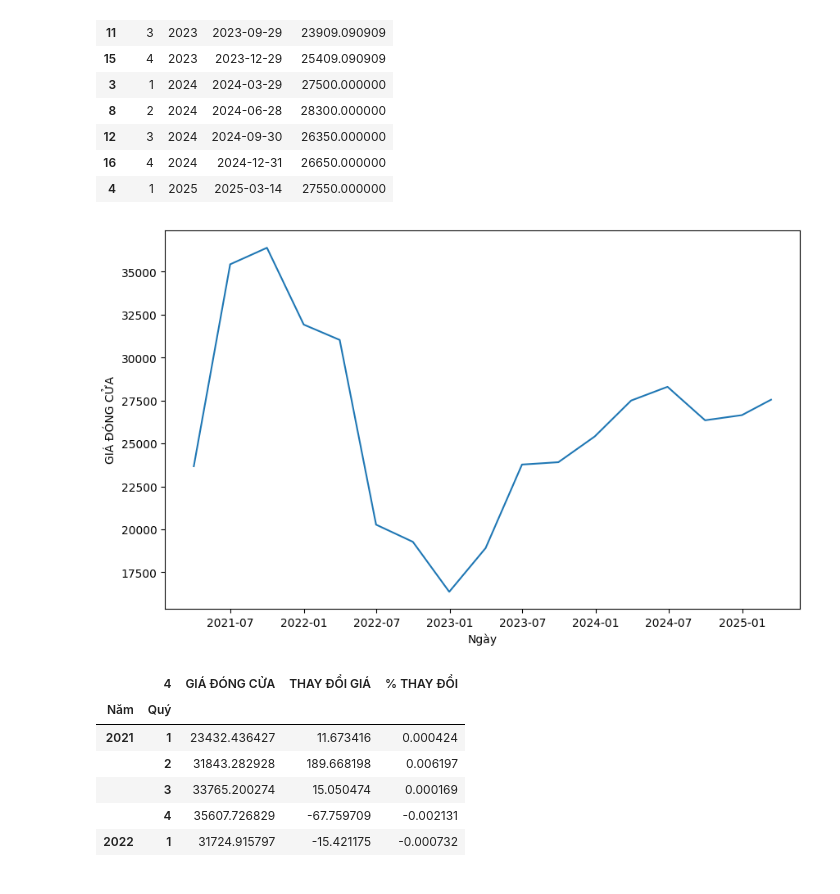
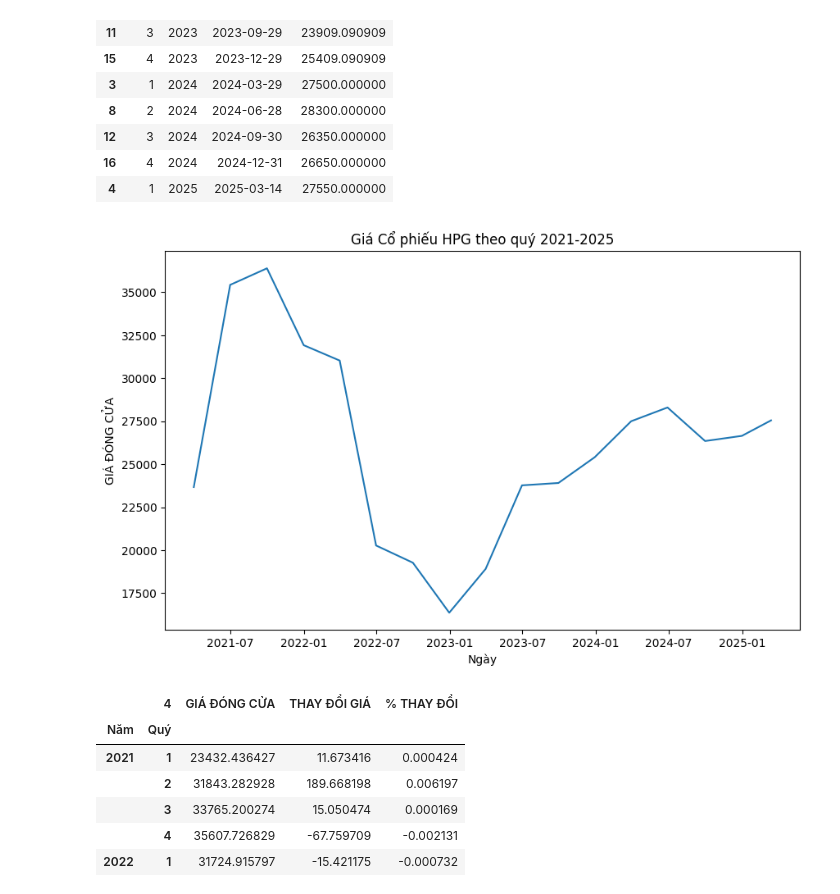
Before and after one commit to diepdangban/Datamining, a Jupyter notebook: Data_understanding.ipynb, the cells around one changed output. Drawn from its saved outputs; the diff is of its cells as text; code cells hidden in the pictures.

```diff
--- a/Data_understanding.ipynb
+++ b/Data_understanding.ipynb
@@ -270,9 +270,10 @@ price_history_sub
 # %%
 plt.figure(figsize=(10,6))
 sns.lineplot(data=price_history_sub,x='Ngày',y='GIÁ ĐÓNG CỬA')
+plt.title("Giá Cổ phiếu HPG theo quý 2021-2025")
 plt.show()
 # %% [output]
-[figure, old version]
+[figure, new version]
 # %%
 # 2. Tiền xử lý dữ liệu
 #◆ Tạo một bảng dữ liệu mới từ hai bảng đã cho.
```
Also changed, not shown: parts of 2 cells of this notebook.
